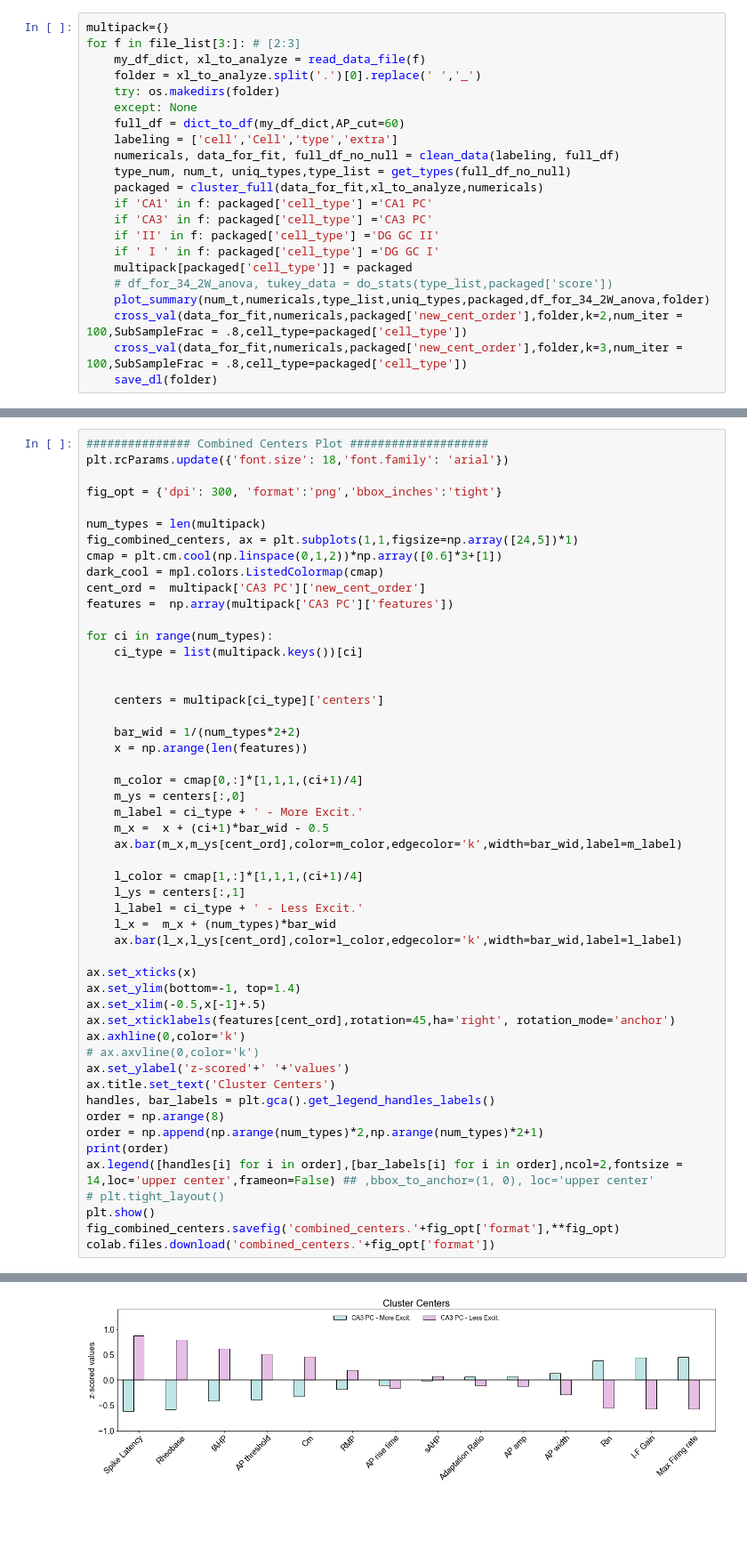
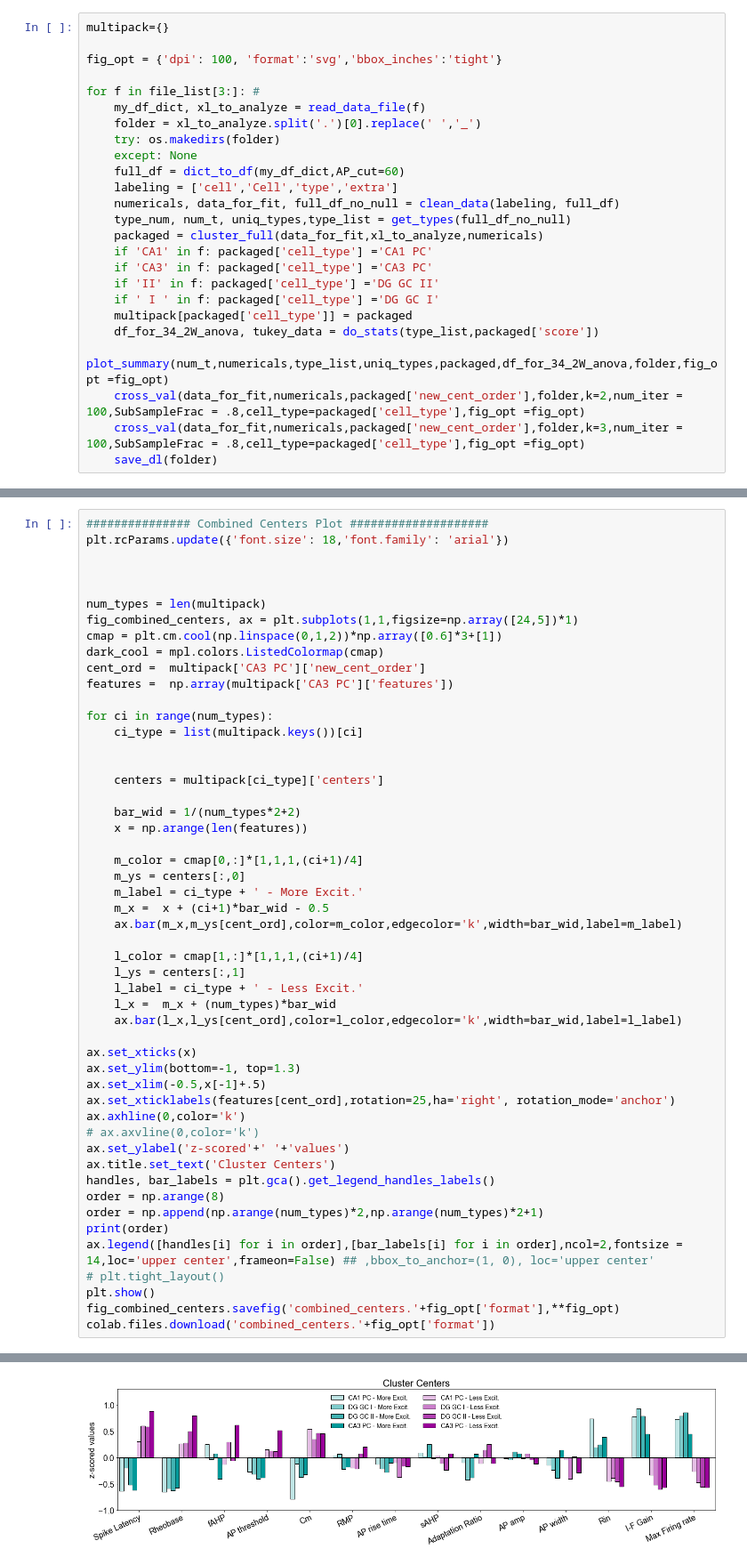
Before and after one commit to dtabuena/ApoE_Data_Clustering, a Jupyter notebook: 2022_12_05_Clustering.ipynb, the cells around one changed output, grey strips where cells are left out. Shown: that part at 89% size. Saved outputs shown, nothing was run; the diff lists cells and outputs as text; blank space fills up the shorter version.

```diff
--- a/2022_12_05_Clustering.ipynb
+++ b/2022_12_05_Clustering.ipynb
@@ -654,7 +659,10 @@ DG Type II GC main parameters_Clean.xlsx
 CA3 parameters for PCA_Clean.xlsx
 # %%
 multipack={}
-for f in file_list[3:]: # [2:3]
+
+fig_opt = {'dpi': 100, 'format':'svg','bbox_inches':'tight'}
+
+for f in file_list[3:]: #
     my_df_dict, xl_to_analyze = read_data_file(f)
     folder = xl_to_analyze.split('.')[0].replace(' ','_')
     try: os.makedirs(folder)
@@ -669,10 +677,10 @@ for f in file_list[3:]: # [2:3]
     if 'II' in f: packaged['cell_type'] ='DG GC II'
     if ' I ' in f: packaged['cell_type'] ='DG GC I'
     multipack[packaged['cell_type']] = packaged
-    # df_for_34_2W_anova, tukey_data = do_stats(type_list,packaged['score'])
-    plot_summary(num_t,numericals,type_list,uniq_types,packaged,df_for_34_2W_anova,folder)
-    cross_val(data_for_fit,numericals,packaged['new_cent_order'],folder,k=2,num_iter = 100,SubSampleFrac = .8,cell_type=packaged['cell_type'])
-    cross_val(data_for_fit,numericals,packaged['new_cent_order'],folder,k=3,num_iter = 100,SubSampleFrac = .8,cell_type=packaged['cell_type'])
+    df_for_34_2W_anova, tukey_data = do_stats(type_list,packaged['score'])
+    plot_summary(num_t,numericals,type_list,uniq_types,packaged,df_for_34_2W_anova,folder,fig_opt =fig_opt)
+    cross_val(data_for_fit,numericals,packaged['new_cent_order'],folder,k=2,num_iter = 100,SubSampleFrac = .8,cell_type=packaged['cell_type'],fig_opt =fig_opt)
+    cross_val(data_for_fit,numericals,packaged['new_cent_order'],folder,k=3,num_iter = 100,SubSampleFrac = .8,cell_type=packaged['cell_type'],fig_opt =fig_opt)
     save_dl(folder)
 # %% [output]
 random_state 43
@@ -705,7 +732,7 @@ dict_keys(['apoE3-KI 7-9mo', 'apoE4-KI 7-9mo', 'fE4/Syn1-Cre+ 7-9mo', 'fE4/Syn1-
 ############### Combined Centers Plot ####################
 plt.rcParams.update({'font.size': 18,'font.family': 'arial'})
 
-fig_opt = {'dpi': 300, 'format':'png','bbox_inches':'tight'}
+
 
 num_types = len(multipack)
 fig_combined_centers, ax = plt.subplots(1,1,figsize=np.array([24,5])*1)
@@ -736,9 +763,9 @@ for ci in range(num_types):
     ax.bar(l_x,l_ys[cent_ord],color=l_color,edgecolor='k',width=bar_wid,label=l_label)
 
 ax.set_xticks(x)
-ax.set_ylim(bottom=-1, top=1.4)
+ax.set_ylim(bottom=-1, top=1.3)
 ax.set_xlim(-0.5,x[-1]+.5)
-ax.set_xticklabels(features[cent_ord],rotation=45,ha='right', rotation_mode='anchor')
+ax.set_xticklabels(features[cent_ord],rotation=25,ha='right', rotation_mode='anchor')
 ax.axhline(0,color='k')
 # ax.axvline(0,color='k')
 ax.set_ylabel('z-scored'+' '+'values')
@@ -757,3 +784,3 @@ colab.files.download('combined_centers.'+fig_opt['format'])
-[figure, old version]
+[figure, new version]
 [interactive output not drawn]
 [interactive output not drawn]
```
Also changed, not shown: parts of 6 cells of this notebook.
